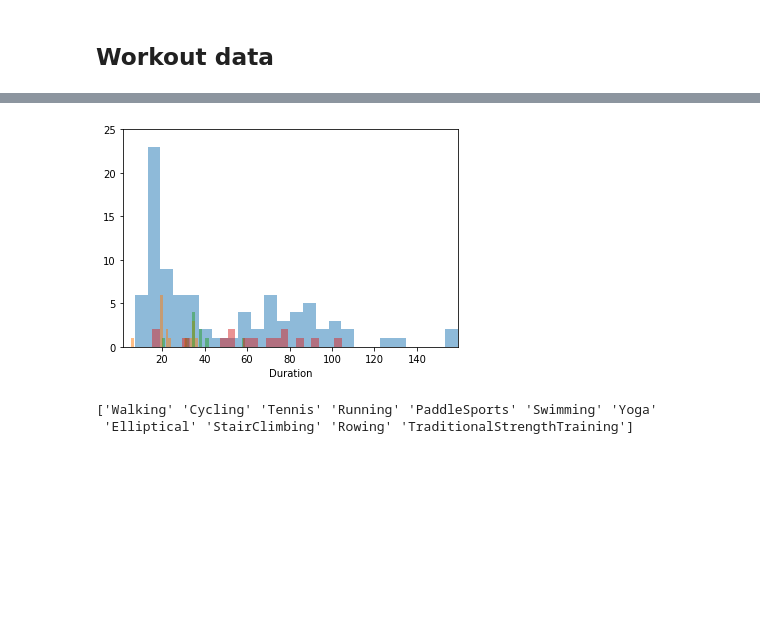
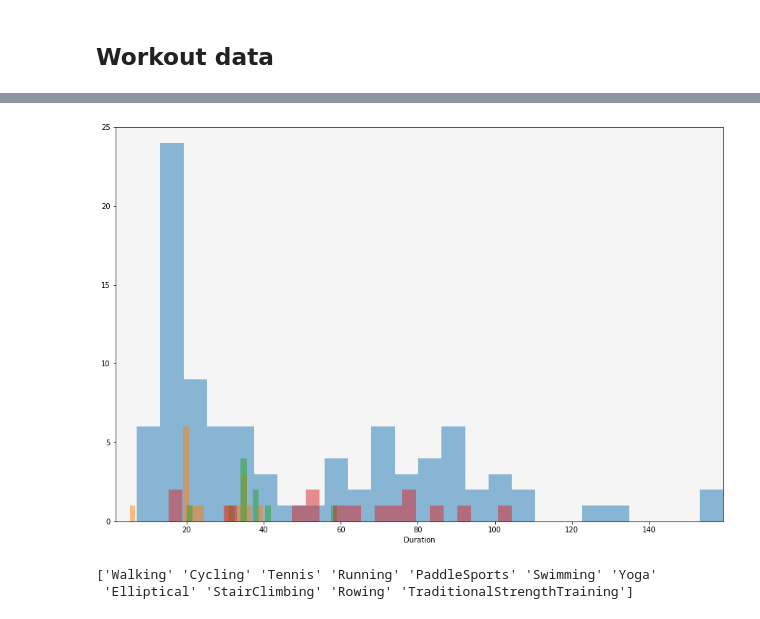
Before and after one commit to gregmames/HealthTracking, a Jupyter notebook: apple_health_data_processor.ipynb, the cells around one changed output, grey strips where cells are left out. Drawn from its saved outputs; the diff is of its cells as text; code cells hidden in the pictures; blank space fills up the shorter version.

```diff
--- a/apple_health_data_processor.ipynb
+++ b/apple_health_data_processor.ipynb
@@ -618,51 +670,30 @@ print(Workout.head(20))
 18             Walking      68.9          2.662              202.0  2018-06-28
 19             Walking     102.3          6.228              586.0  2018-06-29
 # %%
-# #set seed
-# random.seed(42)
-
 #Specify distribution parameters
 bn = 25
 
-# mu1 = 14.5
-# sig1 = 0.25
-
-# mu2 = 14.5
-# sig2=0.186
-
-# #Create data
-# x1 = np.random.normal(mu1, sig1, 500)
-# x2 = np.random.normal(mu2, sig2, 500)
-
+plt.figure(figsize=[15,10])
+ax = plt.gca()
+ax.set_facecolor('whitesmoke')
 
 n, bins, patches = plt.hist(Workout.duration[Workout.workoutActivityType=='Walking'], bn, density=False, alpha =0.5)
 n, bins, patches = plt.hist(Workout.duration[Workout.workoutActivityType=='Running'], bn, density=False, alpha =0.5)
 n, bins, patches = plt.hist(Workout.duration[Workout.workoutActivityType=='Tennis'], bn, density=False, alpha =0.5)
 n, bins, patches = plt.hist(Workout.duration[Workout.workoutActivityType=='Cycling'], bn, density=False, alpha =0.5)
-# plt.plot(bins, norm.pdf(bins, mu1, sig1), 'c', linewidth=2)
-# plt.axvline(x=mu1, linewidth=2, color='r')
+
 plt.xlabel('Duration')
 xmin, xmax, ymin, ymax = plt.axis()
 plt.axis([Workout.duration.min(), Workout.duration.max(),0, 25])
-# print(xmin)
-# plt.show()
 
-# n, bins, patches = plt.hist(x2, bn, density=True, facecolor='green', alpha =0.5)
-# plt.plot(bins, norm.pdf(bins, mu2, sig2), 'g', linewidth=2)
-# # plt.axvline(x=mu1, linewidth=2, color='r')
-# plt.xlabel('Drop Ethanol')
-# xmin2, xmax2, ymin2, ymax2 = plt.axis()
-# plt.axis([xmin, xmax, 0,3.5])
-
-# plt.grid(True)
 plt.show()
 
 # print(Workout.duration[Workout.workoutActivityType=='Walking'])
 # print(Workout.duration.min())
 # print(Workout.duration.max())
 print(Workout.workoutActivityType.unique())
 # %% [output]
-[figure, old version]
+[figure, new version]
 ['Walking' 'Cycling' 'Tennis' 'Running' 'PaddleSports' 'Swimming' 'Yoga'
  'Elliptical' 'StairClimbing' 'Rowing' 'TraditionalStrengthTraining']
 # %%
```
Also changed, not shown: parts of 24 cells of this notebook, 1 other file.
